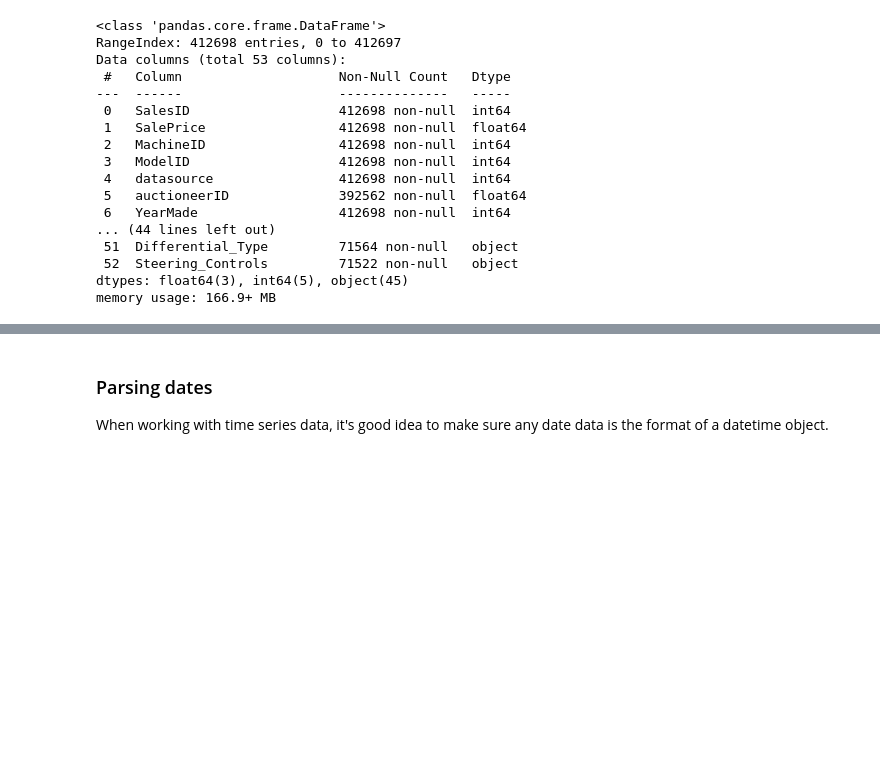
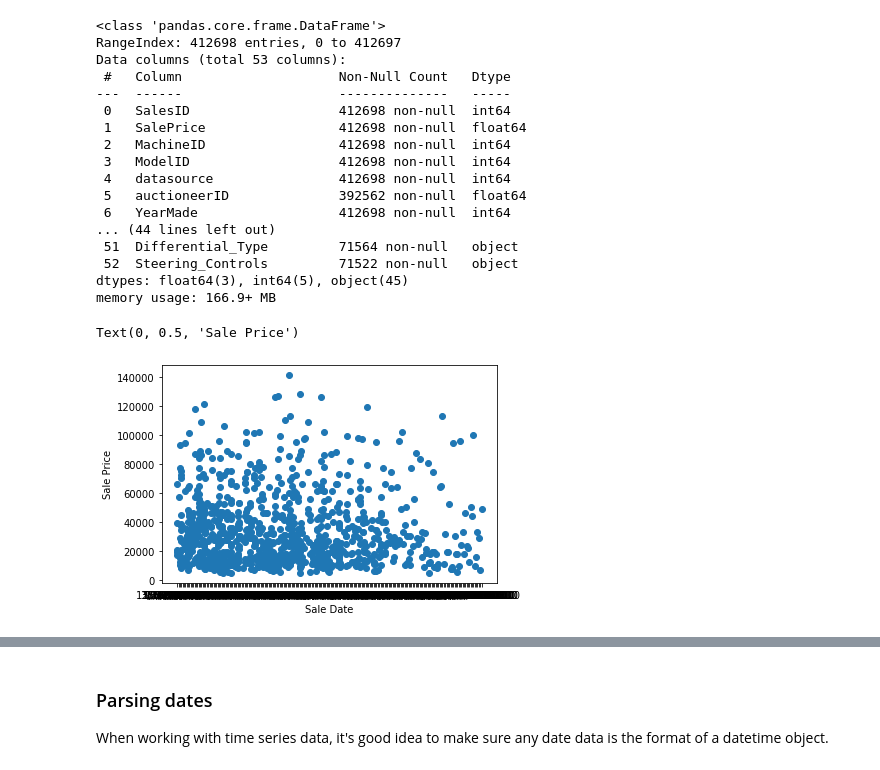
Before and after one commit to rohitgupta20/ML-Projects, a Jupyter notebook: BullDozer-price-predection-project/Bulldozer price prediction.ipynb, the cells around one changed output, grey strips where cells are left out. Drawn from its saved outputs; the diff is of its cells as text; code cells hidden in the pictures; blank space fills up the shorter version.

Commit message:
added saledate scatter plots

```diff
--- a/BullDozer-price-predection-project/Bulldozer price prediction.ipynb
+++ b/BullDozer-price-predection-project/Bulldozer price prediction.ipynb
@@ -68,3 +68,11 @@ Data columns (total 53 columns):
  52  Steering_Controls         71522 non-null   object
 dtypes: float64(3), int64(5), object(45)
 memory usage: 166.9+ MB
+# %%
+fig, ax = plt.subplots()
+ax.scatter(df["saledate"][:1000],df["SalePrice"][:1000])
+plt.xlabel("Sale Date")
+plt.ylabel("Sale Price")
+# %% [output]
+Text(0, 0.5, 'Sale Price')
+[figure, added]
```
Also changed, not shown: parts of 2 cells of this notebook.
